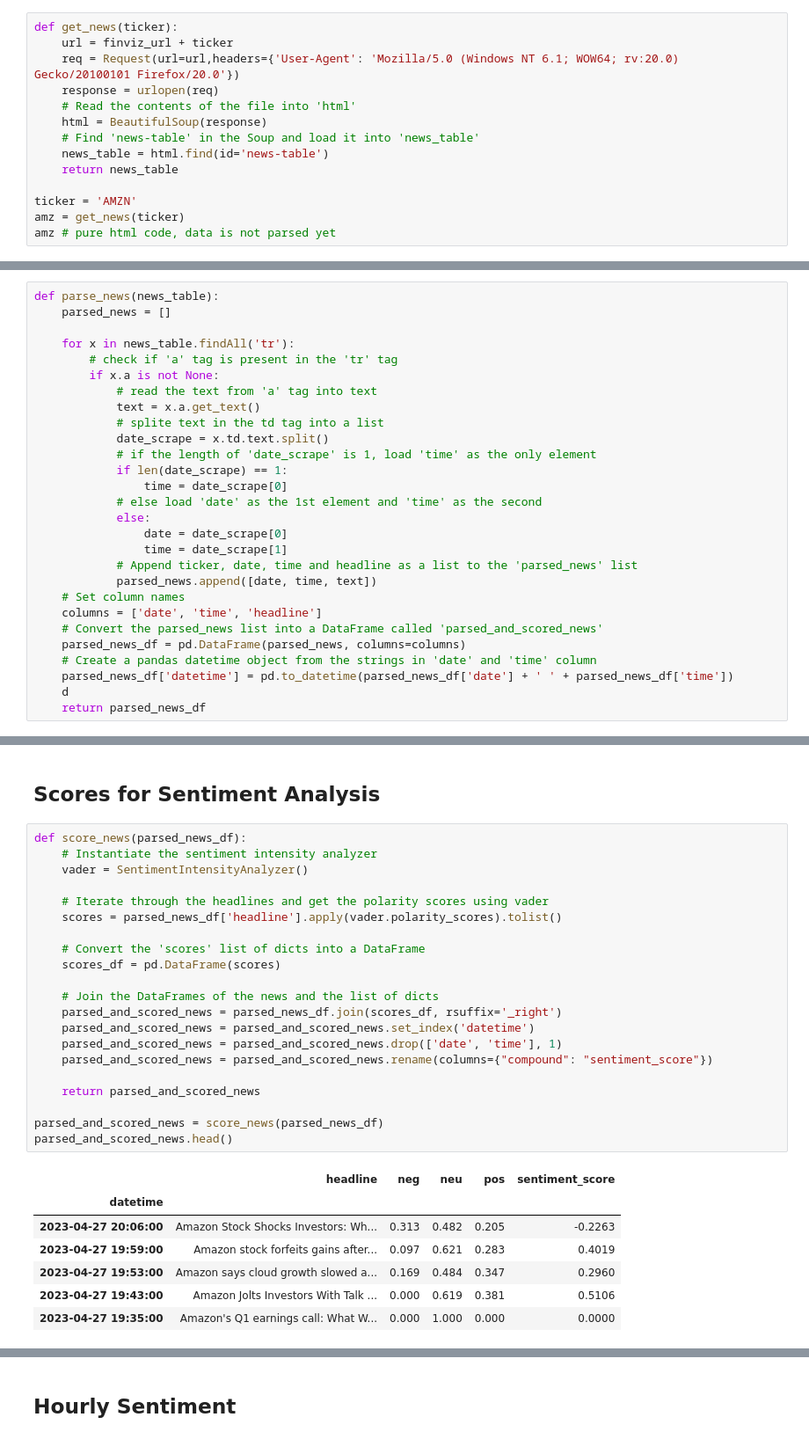
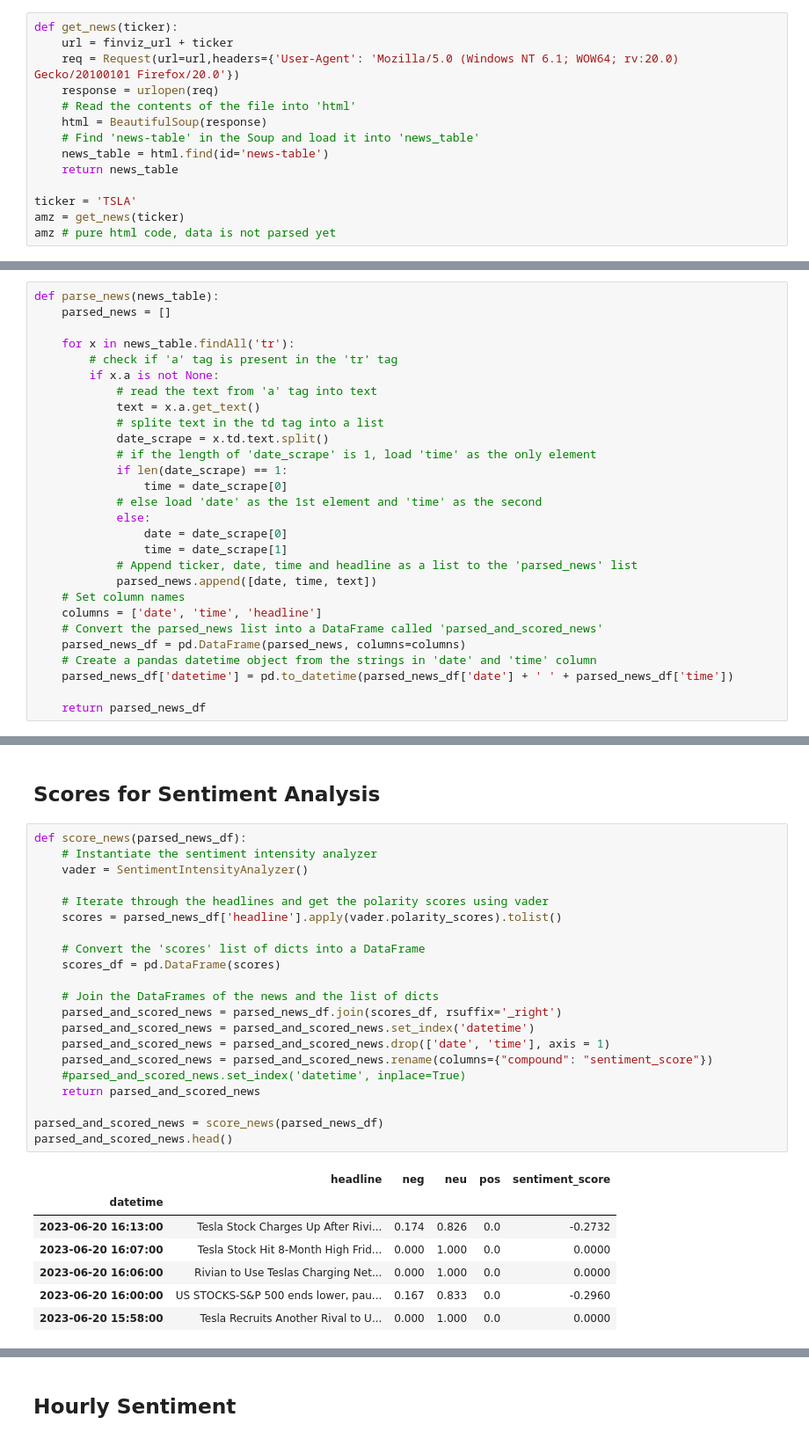
Before and after one commit to saish29/Sentiment-Analysis-Stock-Python-Flask, a Jupyter notebook: sentimentOG.ipynb, the cells around one changed output, grey strips where cells are left out. Shown at 88% size. Drawn from its saved outputs; the diff is of its cells as text.

```diff
--- a/sentimentOG.ipynb
+++ b/sentimentOG.ipynb
@@ -71,7 +71,7 @@ def get_news(ticker):
     news_table = html.find(id='news-table')
     return news_table
 
-ticker = 'AMZN'
+ticker = 'TSLA'
 amz = get_news(ticker)
 amz # pure html code, data is not parsed yet
 # %% [output]
@@ -120,7 +120,7 @@ def parse_news(news_table):
     parsed_news_df = pd.DataFrame(parsed_news, columns=columns)
     # Create a pandas datetime object from the strings in 'date' and 'time' column
     parsed_news_df['datetime'] = pd.to_datetime(parsed_news_df['date'] + ' ' + parsed_news_df['time'])
-    d
+
     return parsed_news_df
 # %%
 parsed_news_df = parse_news(amz)
@@ -145,29 +147,29 @@ parsed_news_df
 # %%
 def score_news(parsed_news_df):
     # Instantiate the sentiment intensity analyzer
     vader = SentimentIntensityAnalyzer()
 
     # Iterate through the headlines and get the polarity scores using vader
     scores = parsed_news_df['headline'].apply(vader.polarity_scores).tolist()
 
     # Convert the 'scores' list of dicts into a DataFrame
     scores_df = pd.DataFrame(scores)
 
     # Join the DataFrames of the news and the list of dicts
     parsed_and_scored_news = parsed_news_df.join(scores_df, rsuffix='_right')
     parsed_and_scored_news = parsed_and_scored_news.set_index('datetime')
-    parsed_and_scored_news = parsed_and_scored_news.drop(['date', 'time'], 1)
+    parsed_and_scored_news = parsed_and_scored_news.drop(['date', 'time'], axis = 1)
     parsed_and_scored_news = parsed_and_scored_news.rename(columns={"compound": "sentiment_score"})
-
+    #parsed_and_scored_news.set_index('datetime', inplace=True)
     return parsed_and_scored_news
 
 parsed_and_scored_news = score_news(parsed_news_df)
 parsed_and_scored_news.head()
 # %% [output]
 |  | headline | neg | neu | pos | sentiment_score |
 | datetime |  |  |  |  |  |
-| 2023-04-27 20:06:00 | Amazon Stock Shocks Investors: Wh... | 0.313 | 0.482 | 0.205 | -0.2263 |
-| 2023-04-27 19:59:00 | Amazon stock forfeits gains after... | 0.097 | 0.621 | 0.283 | 0.4019 |
-| 2023-04-27 19:53:00 | Amazon says cloud growth slowed a... | 0.169 | 0.484 | 0.347 | 0.2960 |
-| 2023-04-27 19:43:00 | Amazon Jolts Investors With Talk ... | 0.000 | 0.619 | 0.381 | 0.5106 |
-| 2023-04-27 19:35:00 | Amazon's Q1 earnings call: What W... | 0.000 | 1.000 | 0.000 | 0.0000 |
+| 2023-06-20 16:13:00 | Tesla Stock Charges Up After Rivi... | 0.174 | 0.826 | 0.0 | -0.2732 |
+| 2023-06-20 16:07:00 | Tesla Stock Hit 8-Month High Frid... | 0.000 | 1.000 | 0.0 | 0.0000 |
+| 2023-06-20 16:06:00 | Rivian to Use Teslas Charging Net... | 0.000 | 1.000 | 0.0 | 0.0000 |
+| 2023-06-20 16:00:00 | US STOCKS-S&P 500 ends lower, pau... | 0.167 | 0.833 | 0.0 | -0.2960 |
+| 2023-06-20 15:58:00 | Tesla Recruits Another Rival to U... | 0.000 | 1.000 | 0.0 | 0.0000 |
```
Also changed, not shown: parts of 9 cells of this notebook, 1 other file.
